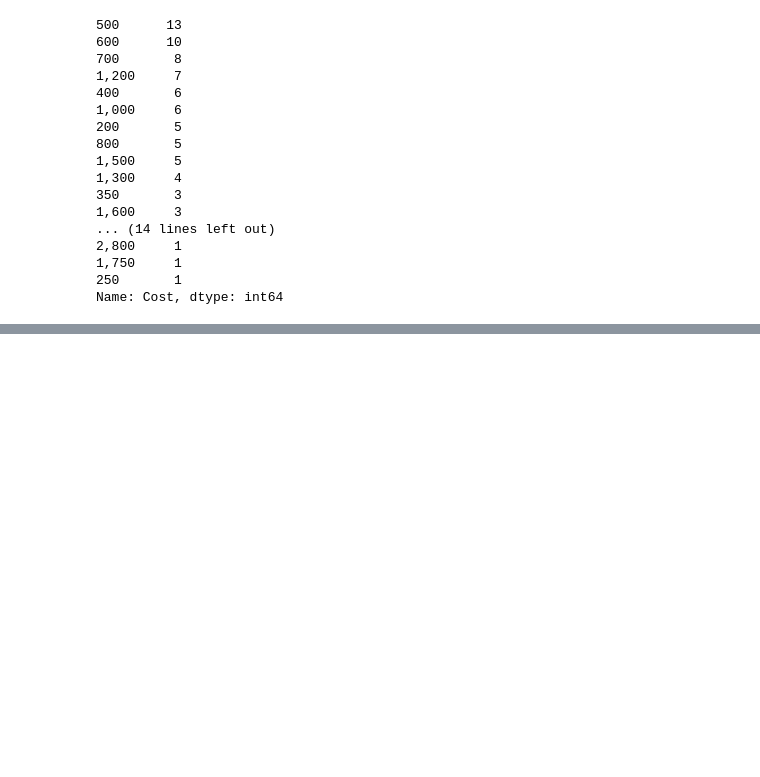
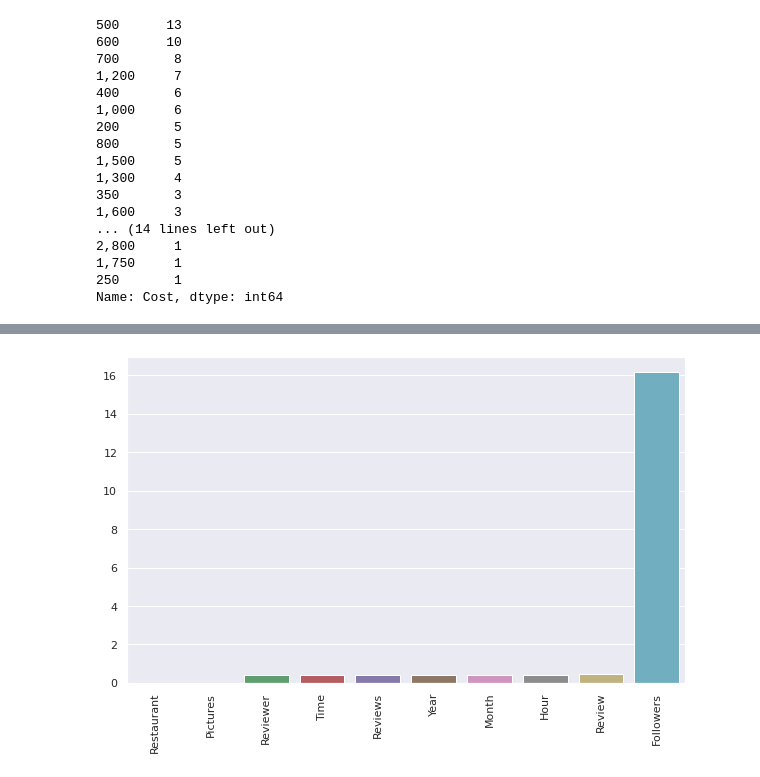
Before and after one commit to vikram0050/Zomato-Restaurant-Clustering-And-Sentiment-Analysis, a Jupyter notebook: Vikramaditya_Sah_ZOMATO_RESTAURANT_CLUSTERING_AND_SENTIMENT_ANALYSIS.ipynb, the cells around one changed output, grey strips where cells are left out. Drawn from its saved outputs; the diff is of its cells as text; code cells hidden in the pictures; blank space fills up the shorter version.

```diff
--- a/Vikramaditya_Sah_ZOMATO_RESTAURANT_CLUSTERING_AND_SENTIMENT_ANALYSIS.ipynb
+++ b/Vikramaditya_Sah_ZOMATO_RESTAURANT_CLUSTERING_AND_SENTIMENT_ANALYSIS.ipynb
@@ -178,0 +237,5 @@ meta_df['Cost'] = meta_df['Cost'].str.replace(",","").astype('int64')
+# %%
+# substitutiong 'like' observation first by nan values ans then by mean of the feature
+reviews_df.loc[reviews_df['Rating'] == 'Like'] = np.nan
+reviews_df['Rating'] = reviews_df['Rating'].astype('float64')
+print(reviews_df['Rating'].mean())
@@ -178,0 +244,13 @@ meta_df['Cost'] = meta_df['Cost'].str.replace(",","").astype('int64')
+# %%
+# since the mean is 3.6 we will round off it by 3.5
+reviews_df['Rating'].fillna(3.5,inplace=True)
+# %%
+# feature engineering the data
+reviews_df['Reviews'],reviews_df['Followers']=reviews_df['Metadata'].str.split(',').str
+reviews_df['Reviews'] = pd.to_numeric(reviews_df['Reviews'].str.split(' ').str[0])
+reviews_df['Followers'] = pd.to_numeric(reviews_df['Followers'].str.split(' ').str[1])
+reviews_df['Time']=pd.to_datetime(reviews_df['Time'])
+reviews_df['Year'] = pd.DatetimeIndex(reviews_df['Time']).year
+reviews_df['Month'] = pd.DatetimeIndex(reviews_df['Time']).month
+reviews_df['Hour'] = pd.DatetimeIndex(reviews_df['Time']).hour
+reviews_df = reviews_df.drop(['Metadata'], axis =1)
@@ -178,0 +294,13 @@ meta_df['Cost'] = meta_df['Cost'].str.replace(",","").astype('int64')
+# %%
+# creating function to find the percentage missing vales
+def percent_missing(df):
+    percent_nan = 100* df.isnull().sum() / len(df)
+    percent_nan = percent_nan[percent_nan>0].sort_values()
+    return percent_nan
+
+percent_nan = percent_missing(reviews_df)
+
+sns.barplot(x=percent_nan.index,y=percent_nan)
+plt.xticks(rotation=90);
+# %% [output]
+[figure, added]
```
Also changed, not shown: parts of 53 cells of this notebook.
